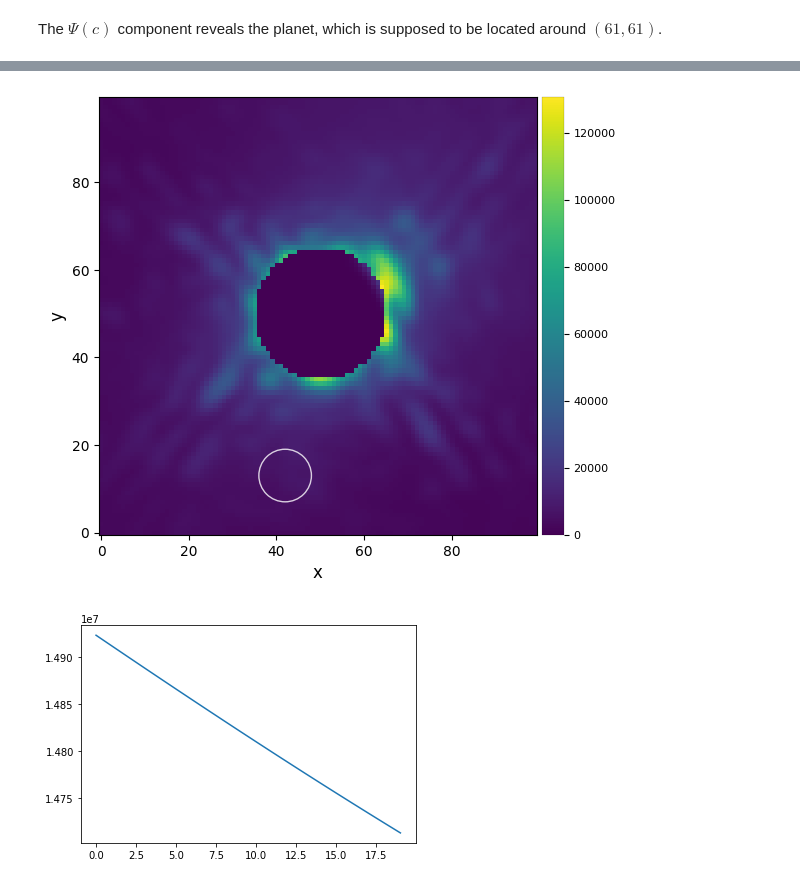
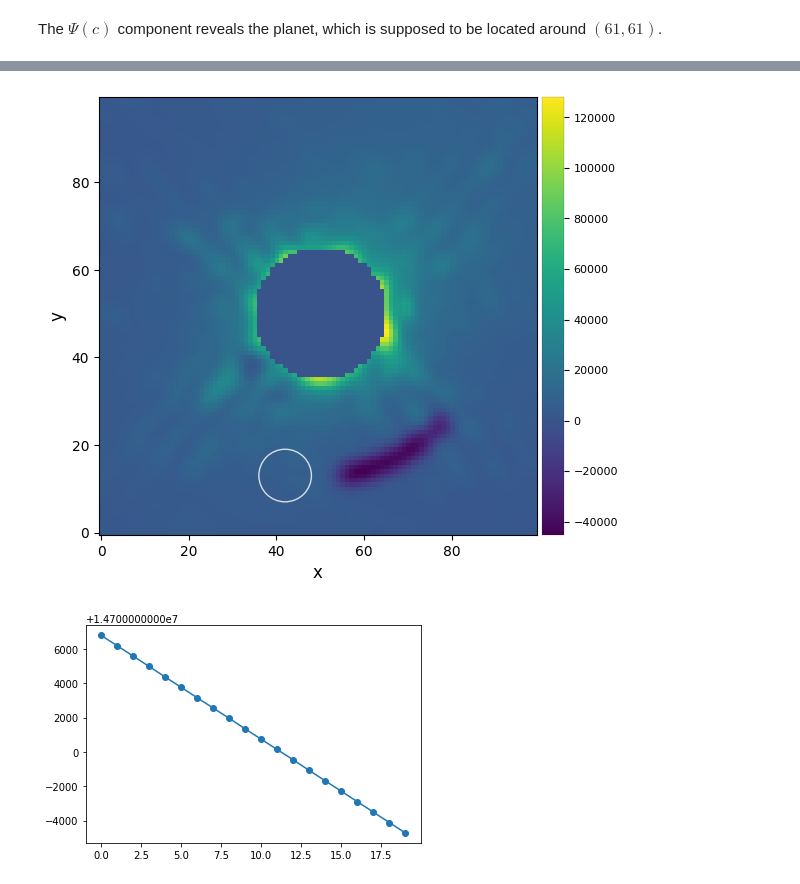
Before and after one commit to simonvary/pynopt, a Jupyter notebook: examples/example_exoplanet.ipynb, the cells around one changed output, grey strips where cells are left out. Saved outputs shown, nothing was run; the diff lists cells and outputs as text; code cells hidden in the pictures.

```diff
--- a/examples/example_exoplanet.ipynb
+++ b/examples/example_exoplanet.ipynb
@@ -90,8 +90,8 @@ psf = dataset.psf
 angles = dataset.angles
 planets = dataset.planets
 
-# Erase the star with the radius of 4 pixels around the center
-r = 25
+# Erase the star with the radius of 7 pixels around the center
+r = 15
 x = np.arange(0, cube.shape[2])
 y = np.arange(0, cube.shape[1])
 mask = (x[np.newaxis,:]-cx)**2 + (y[:,np.newaxis]-cy)**2 < r**2
@@ -188,20 +184,19 @@ where where $m = T$ and $n = N^2$ for a matrix format of the image sequence of $
 m = cube.shape[0]
 n = np.prod(cube.shape[-2:])
 
-r = 20
-s = 5
+r = 25
+s = 10
 
-HTr = FixedRank(r)
-HTs = Sparsity(s)
+HTr = FixedRank(r, (m,n))
+HTs = PositiveSparsity(s)
 
 # Prepare transform
-# The low-rank constraint is only a reshape a matrix to a vector operation
-# The sparse constraint is the trajectorlet operation
-As = (TensorLinearOperator((m,n)), trajectorlet)
+trajectorlet = Trajectorlet(cube.shape, kernel, angles)
+As = (None, trajectorlet)
 b = cube.flatten()
 # %%
 problem = LinearProblemSum(As, b, (HTr, HTs))
-solver = NAHT(logverbosity = 2, maxiter = 20)
+solver = NAHT(logverbosity = 2, maxiter = 20, verbosity = 2, maxtime=60)
 # %%
 # This can take a while
 x, opt_log = solver.solve(problem)
@@ -233,11 +239,9 @@ plot_frames(x[1].reshape(cube.shape[-2:]), circle=(-7.49+49.5, -36.49+49.5))
 # %%
 plot_frames(x[0].reshape(cube.shape).sum(axis=0), circle=(-7.49+49.5, -36.49+49.5))
 # %% [output]
-[figure, old version]
+[figure, new version]
 # %%
-plt.plot(opt_log['iterations']['fx'])
-plt.xlabel = 'Iterations'
-plt.ylabel = 'Objective'
+plt.plot(opt_log['iterations']['fx'], '-o')
 plt.show()
 # %% [output]
-[figure, old version]
+[figure, new version]
```
Also changed, not shown: parts of 6 cells of this notebook, 4 other files.
